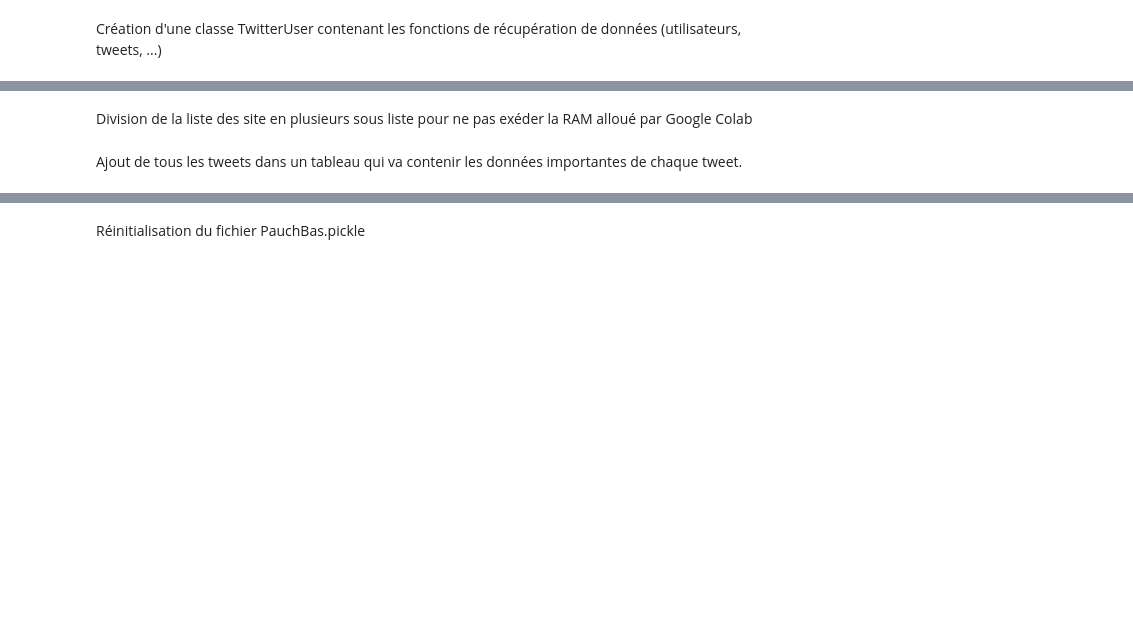
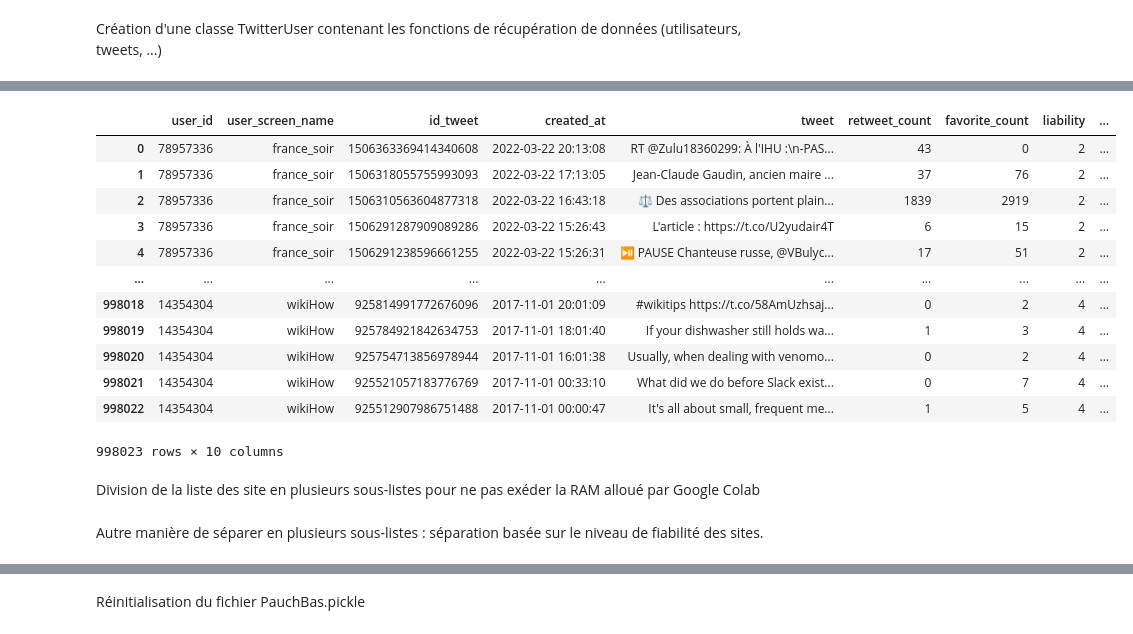
Before and after one commit to anjunjin/PFE-ING3-IA, a Jupyter notebook: LinkWithTwitter.ipynb, the cells around one changed output, grey strips where cells are left out. Cells and saved outputs as stored; diff of their text form; code cells hidden in the pictures; blank space fills up the shorter version.

```diff
--- a/LinkWithTwitter.ipynb
+++ b/LinkWithTwitter.ipynb
@@ -116,0 +182,20 @@ Création d'une classe TwitterUser contenant les fonctions de récupération de
+# %%
+"""list_tweet = []
+
+for site in data:
+  user = TwitterUser(sname= site[2])
+  user.get_all_data()
+
+for tweet in user.tweet:
+  list_tweet = list_tweet + [tweet.user.id, tweet.id, tweet.text, tweet.retweet_count, tweet.favorite_count, site[1]]"""
+
+nb = 0
+list_tweet = []
+
+for site in data:
+  list_tweet = list_tweet + get_tweets_from_user(site[2], site[1], api)
+  nb += 1
+  if (nb%10 == 0):
+    print("Avancement : "+str(nb)+"/"+str(len(data)))
+
+res = pd.DataFrame(list_tweet, columns=['user_id', 'user_screen_name', 'id_tweet', 'created_at', 'tweet', 'retweet_count', 'favorite_count', 'liability', 'liability_label', 'count_followers'])
@@ -116,0 +220,16 @@ Création d'une classe TwitterUser contenant les fonctions de récupération de
+# %%
+res
+# %% [output]
+|  | user_id | user_screen_name | id_tweet | created_at | tweet | retweet_count | favorite_count | liability | ... |
+| 0 | 78957336 | france_soir | 1506363369414340608 | 2022-03-22 20:13:08 | RT @Zulu18360299: À l'IHU :\n-PAS... | 43 | 0 | 2 | ... |
+| 1 | 78957336 | france_soir | 1506318055755993093 | 2022-03-22 17:13:05 | Jean-Claude Gaudin, ancien maire ... | 37 | 76 | 2 | ... |
+| 2 | 78957336 | france_soir | 1506310563604877318 | 2022-03-22 16:43:18 | ⚖️ Des associations portent plain... | 1839 | 2919 | 2 | ... |
+| 3 | 78957336 | france_soir | 1506291287909089286 | 2022-03-22 15:26:43 | L'article : https://t.co/U2yudair4T | 6 | 15 | 2 | ... |
+| 4 | 78957336 | france_soir | 1506291238596661255 | 2022-03-22 15:26:31 | ⏯️ PAUSE Chanteuse russe, @VBulyc... | 17 | 51 | 2 | ... |
+| ... | ... | ... | ... | ... | ... | ... | ... | ... | ... |
+| 998018 | 14354304 | wikiHow | 925814991772676096 | 2017-11-01 20:01:09 | #wikitips https://t.co/58AmUzhsaj... | 0 | 2 | 4 | ... |
+| 998019 | 14354304 | wikiHow | 925784921842634753 | 2017-11-01 18:01:40 | If your dishwasher still holds wa... | 1 | 3 | 4 | ... |
+| 998020 | 14354304 | wikiHow | 925754713856978944 | 2017-11-01 16:01:38 | Usually, when dealing with venomo... | 0 | 2 | 4 | ... |
+| 998021 | 14354304 | wikiHow | 925521057183776769 | 2017-11-01 00:33:10 | What did we do before Slack exist... | 0 | 7 | 4 | ... |
+| 998022 | 14354304 | wikiHow | 925512907986751488 | 2017-11-01 00:00:47 | It's all about small, frequent me... | 1 | 5 | 4 | ... |
+998023 rows × 10 columns
@@ -117,3 +238,3 @@ Création d'une classe TwitterUser contenant les fonctions de récupération de
 # %% [markdown]
-Division de la liste des site en plusieurs sous liste pour ne pas exéder la RAM alloué par Google Colab
+Division de la liste des site en plusieurs sous-listes pour ne pas exéder la RAM alloué par Google Colab
 # %%
@@ -127,2 +248,2 @@ data3, data4 = split_list(dataB)
-# %% [markdown]
-Ajout de tous les tweets dans un tableau qui va contenir les données importantes de chaque tweet.
+# %% [markdown]
+Autre manière de séparer en plusieurs sous-listes : séparation basée sur le niveau de fiabilité des sites.
```
Also changed, not shown: parts of 25 cells of this notebook.
